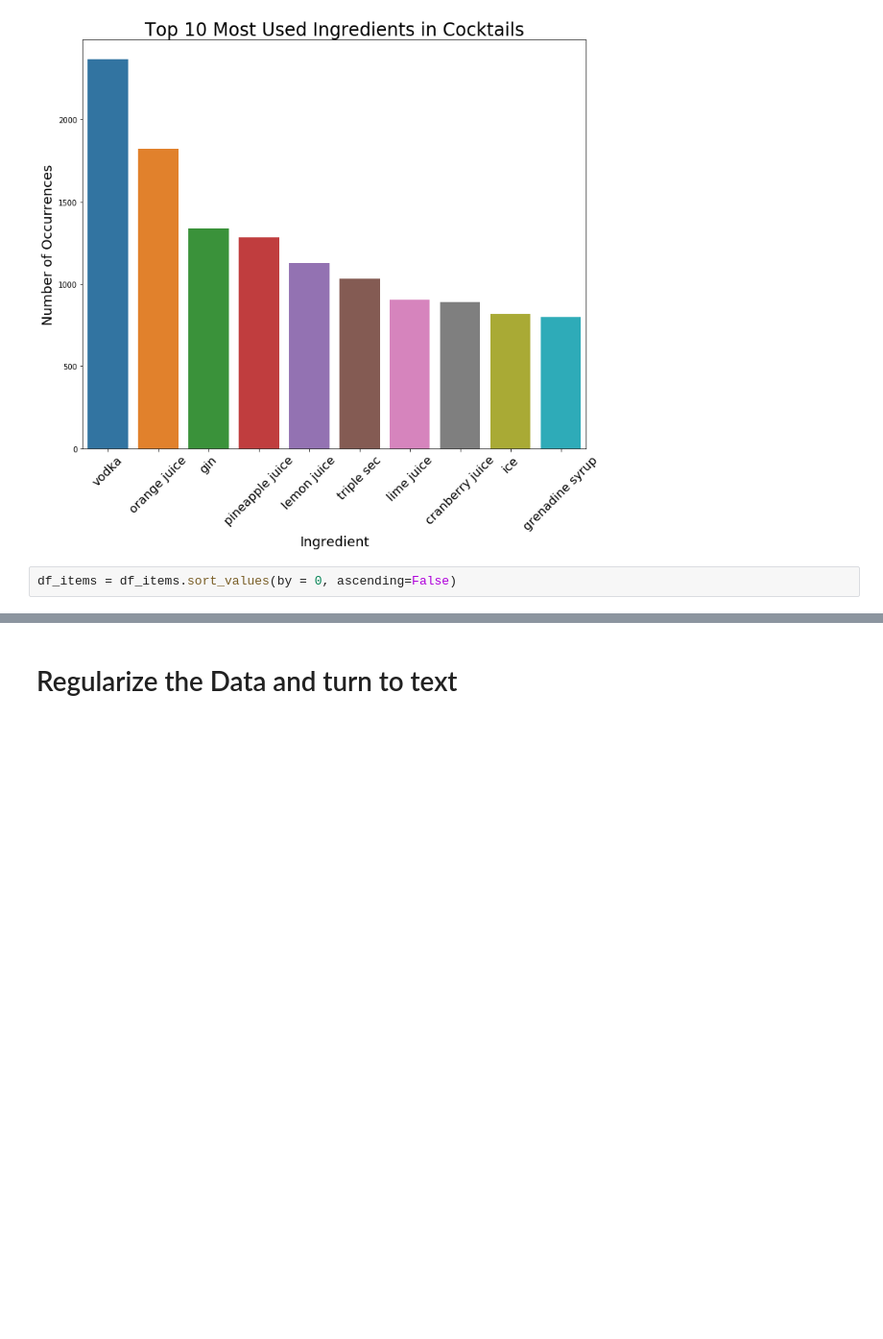
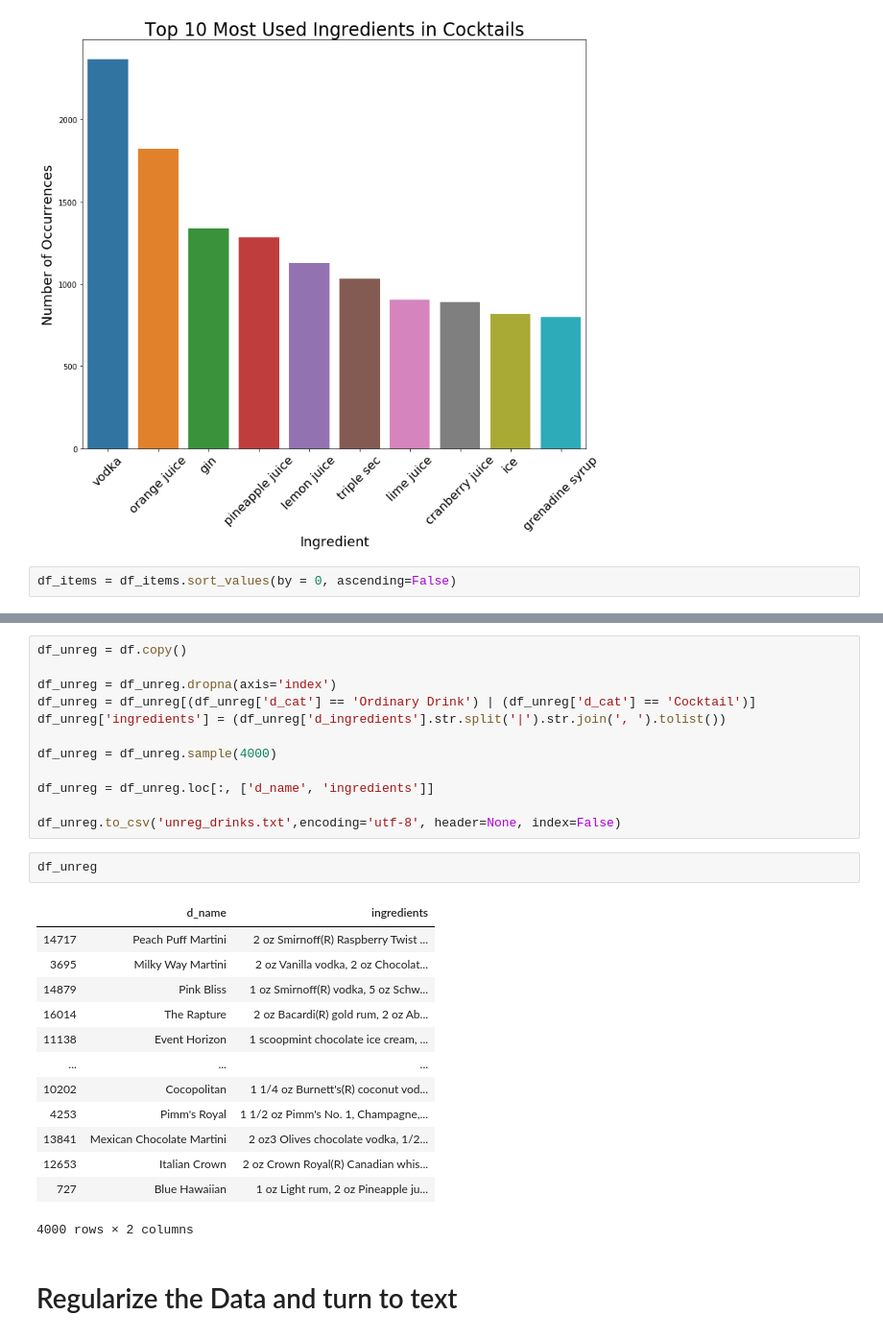
Before and after one commit to Birdshaw/Bartend-A.I., a Jupyter notebook: Bartend_A_I.ipynb, the cells around one changed output, grey strips where cells are left out. Shown at 96% size. Saved outputs shown, nothing was run; the diff lists cells and outputs as text; blank space fills up the shorter version.

```diff
--- a/Bartend_A_I.ipynb
+++ b/Bartend_A_I.ipynb
@@ -147,3 +179,31 @@ df_items = df_items.sort_values(by = 0, ascending=False)
+# %%
+df_unreg = df.copy()
+
+df_unreg = df_unreg.dropna(axis='index')
+df_unreg = df_unreg[(df_unreg['d_cat'] == 'Ordinary Drink') | (df_unreg['d_cat'] == 'Cocktail')]
+df_unreg['ingredients'] = (df_unreg['d_ingredients'].str.split('|').str.join(', ').tolist())
+
+df_unreg = df_unreg.sample(4000)
+
+df_unreg = df_unreg.loc[:, ['d_name', 'ingredients']]
+
+df_unreg.to_csv('unreg_drinks.txt',encoding='utf-8', header=None, index=False)
+# %%
+df_unreg
+# %% [output]
+|  | d_name | ingredients |
+| 14717 | Peach Puff Martini | 2 oz Smirnoff(R) Raspberry Twist ... |
+| 3695 | Milky Way Martini | 2 oz Vanilla vodka, 2 oz Chocolat... |
+| 14879 | Pink Bliss | 1 oz Smirnoff(R) vodka, 5 oz Schw... |
+| 16014 | The Rapture | 2 oz Bacardi(R) gold rum, 2 oz Ab... |
+| 11138 | Event Horizon | 1 scoopmint chocolate ice cream, ... |
+| ... | ... | ... |
+| 10202 | Cocopolitan | 1 1/4 oz Burnett's(R) coconut vod... |
+| 4253 | Pimm's Royal | 1 1/2 oz Pimm's No. 1, Champagne,... |
+| 13841 | Mexican Chocolate Martini | 2 oz3 Olives chocolate vodka, 1/2... |
+| 12653 | Italian Crown | 2 oz Crown Royal(R) Canadian whis... |
+| 727 | Blue Hawaiian | 1 oz Light rum, 2 oz Pineapple ju... |
+4000 rows × 2 columns
 # %% [markdown]
 # Regularize the Data and turn to text
 # %%
```
Also changed, not shown: parts of 28 cells of this notebook, 1 other file.
